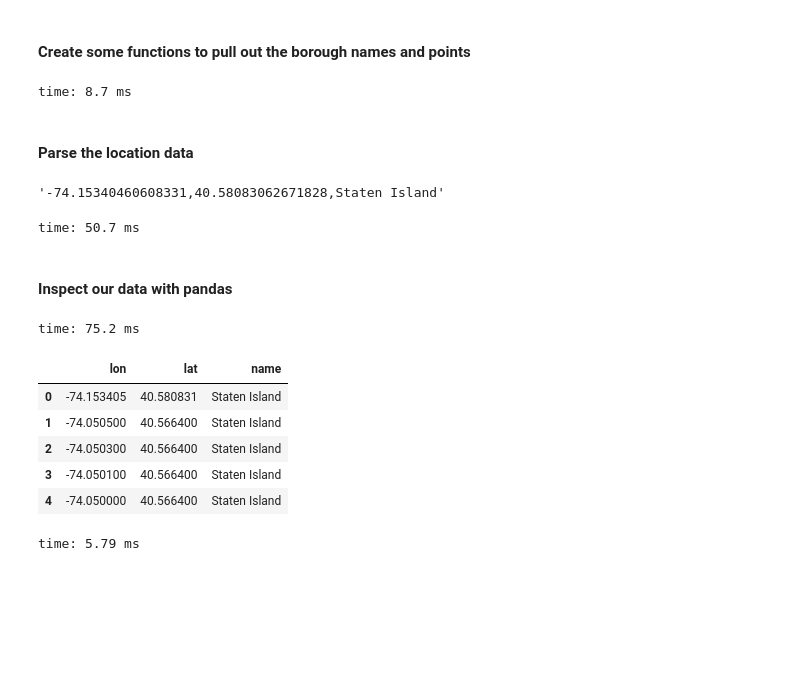
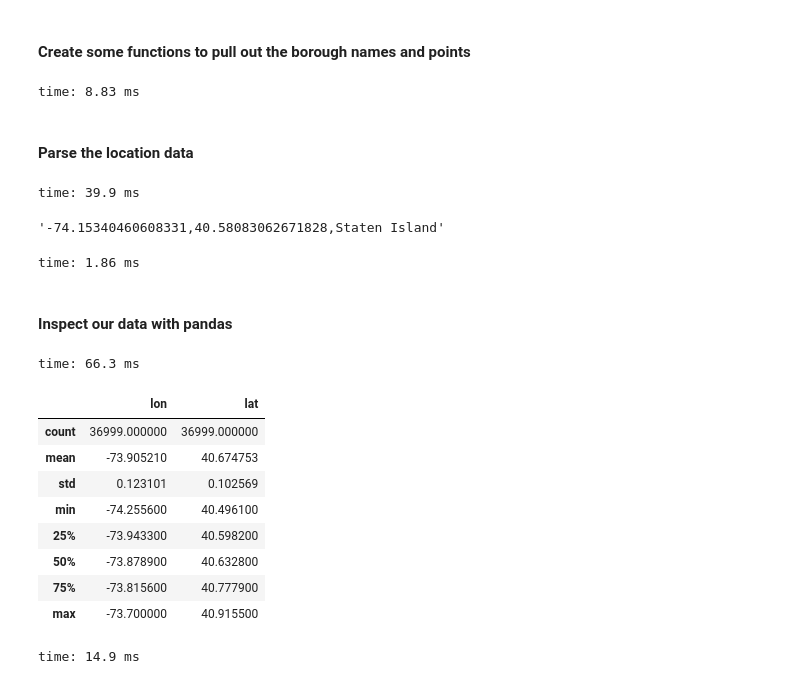
Before and after one commit to cpcloud/strata-nyc-2015, a Jupyter notebook: Strata NYC 2015-postgres.ipynb, the cells around one changed output. Saved outputs shown, nothing was run; the diff lists cells and outputs as text; code cells hidden in the pictures; blank space fills up the shorter version.

```diff
--- a/Strata NYC 2015-postgres.ipynb
+++ b/Strata NYC 2015-postgres.ipynb
@@ -119,0 +232,2 @@ time: 3.64 s
+# %%
+raw = get_kml(wifi=False)
@@ -125,5 +241,5 @@ time: 8.94 ms
 # %% [markdown]
 #### Parse the KML with `lxml`
 # %%
-kml = lxml.etree.fromstring(resp.text.encode('utf8'))
+kml = lxml.etree.fromstring(raw.encode('utf8'))
 # %% [output]
@@ -169,10 +285,12 @@ def find_borough_name(text):
 
 def parse_coords(p, name):
     coords = p.xpath('.//*[local-name()="coordinates"]/text()')
-    return pipe(coords,
-                map(str.split),
-                map(lambda x: '\n'.join(map(lambda y: '%s,%s' % (y, name), x))),
-                '\n'.join)
+    return pipe(
+        coords,
+        map(str.split),
+        map(lambda x: '\n'.join(map(lambda y: '%s,%s' % (y, name), x))),
+        '\n'.join
+    )
 
 
 def parse_kml(placemarks):
@@ -184,28 +302,37 @@ def parse_kml(placemarks):
         result.append(parse_coords(p, name))
     return '\n'.join(result)
 # %% [output]
-time: 8.7 ms
+time: 8.83 ms
 # %% [markdown]
 #### Parse the location data
+# %%
+geodata = parse_kml(placemarks)
+# %% [output]
+time: 39.9 ms
 # %%
-geodata = parse_kml(placemarks)
 geodata[:geodata.find('\n')]
 # %% [output]
 '-74.15340460608331,40.58083062671828,Staten Island'
-time: 50.7 ms
+time: 1.86 ms
 # %% [markdown]
 #### Inspect our data with pandas
 # %%
-df = pd.read_csv(io.StringIO(geodata), names=['lon', 'lat', 'name']).drop_duplicates().reset_index(drop=True)
+df = pd.read_csv(
+    io.StringIO(geodata),
+    names=['lon', 'lat', 'name']
+).drop_duplicates().reset_index(drop=True)
 # %% [output]
-time: 75.2 ms
+time: 66.3 ms
 # %%
-df.head()
+df.describe()
 # %% [output]
-|  | lon | lat | name |
-| 0 | -74.153405 | 40.580831 | Staten Island |
-| 1 | -74.050500 | 40.566400 | Staten Island |
-| 2 | -74.050300 | 40.566400 | Staten Island |
-| 3 | -74.050100 | 40.566400 | Staten Island |
-| 4 | -74.050000 | 40.566400 | Staten Island |
+|  | lon | lat |
+| count | 36999.000000 | 36999.000000 |
+| mean | -73.905210 | 40.674753 |
+| std | 0.123101 | 0.102569 |
+| min | -74.255600 | 40.496100 |
+| 25% | -73.943300 | 40.598200 |
+| 50% | -73.878900 | 40.632800 |
+| 75% | -73.815600 | 40.777900 |
+| max | -73.700000 | 40.915500 |
-time: 5.79 ms
+time: 14.9 ms
```
Also changed, not shown: parts of 57 cells of this notebook, 1 other file.
